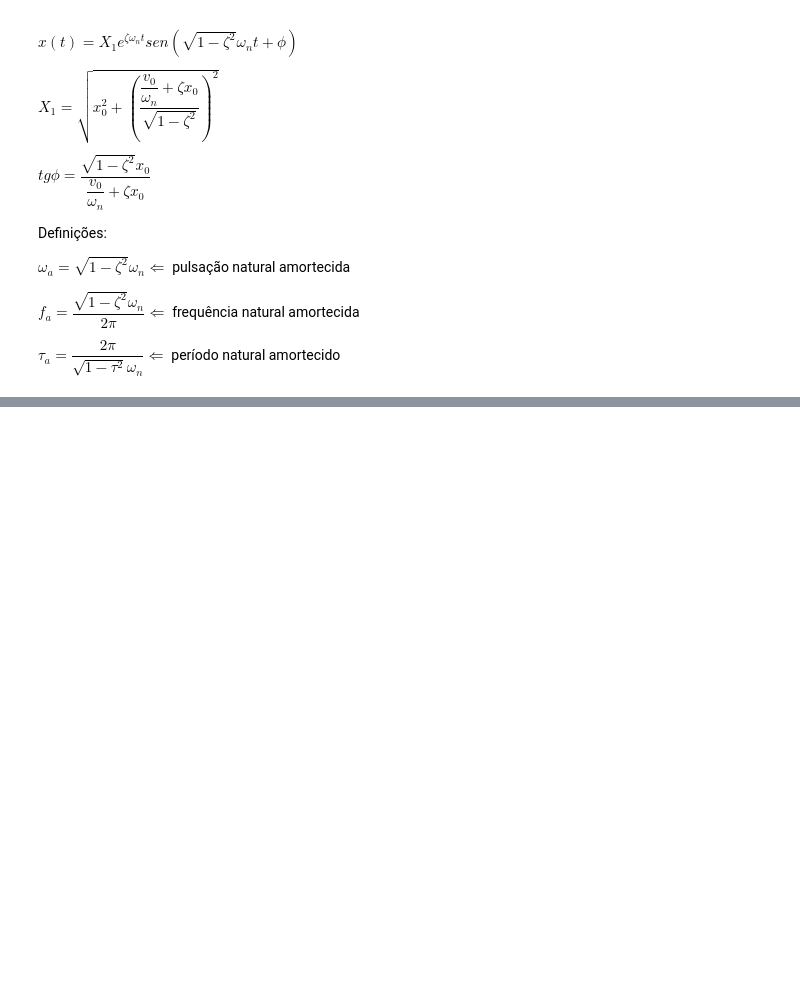
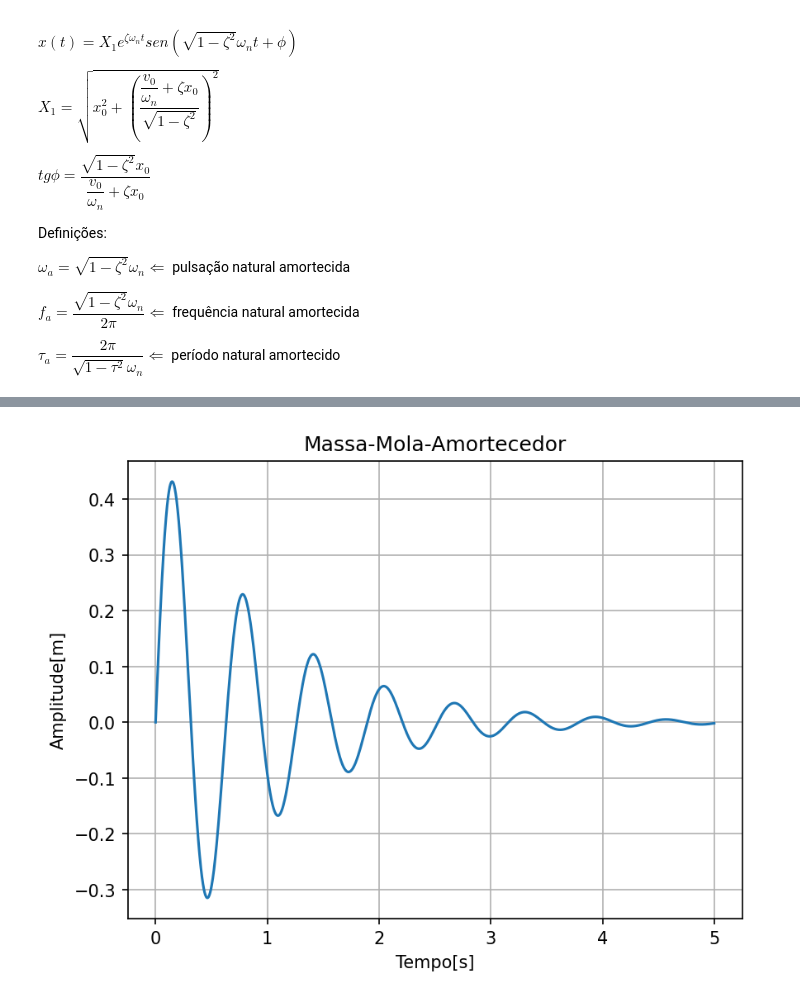
Before and after one commit to Pi-vi/Aulas_vibracoes, a Jupyter notebook: Vibs2.ipynb, the cells around one changed output, grey strips where cells are left out. Drawn from its saved outputs; the diff is of its cells as text; code cells hidden in the pictures; blank space fills up the shorter version.

```diff
--- a/Vibs2.ipynb
+++ b/Vibs2.ipynb
@@ -560,0 +703,76 @@ $\tau_a = \dfrac{2 \pi}{\sqrt{1 - \tau^2}\omega_n} \Leftarrow$ período natural
+# %%
+#Vibrações Mecânicas
+#Professor Paulo Victor
+#Runge Kutta de 4a Ordem programado em Python3
+
+
+import numpy as np
+import matplotlib.pyplot as plt
+
+#Conduções iniciais:
+
+x=0 # Desclocamento inicial em metros
+v=5 # Velocidade inicial em m/s
+
+#Parâmetros
+
+t=0 # Tempo inicial
+tf= 5 # Tempo final
+h=0.001  # Passo de integração
+n=int(tf/h)  # Número de pontos
+zeta=0.1# Constante de amortecimento divido pelo amortecimento crítico
+wn=10 # Frequência natural
+
+X=np.zeros(n)
+V=np.zeros(n)
+T=np.zeros(n)
+F=np.zeros(n)
+
+X[0]=x
+V[0]=v
+T[0]=t
+
+# Definição de funções
+
+# dv/dt = -2*xi*wn*v(t) - wx**2*x(t)
+def vp(tt,xt,vt):
+    return -2*zeta*wn*vt - wn**2*xt
+
+# dx/dt = v(t)
+def xp(tt,xt,vt):
+    return vt
+
+# Integração Numérica
+for i in range(1,n):
+
+    k1=xp(t,x,v)
+    q1=vp(t,x,v)
+
+    k2=xp(t+h/2,x+h*k1/2,v+h*q1/2)
+    q2=vp(t+h/2,x+h*k1/2,v+h*q1/2)
+
+    k3=xp(t+h/2,x+h*k2/2,v+h*q2/2)
+    q3=vp(t+h/2,x+h*k2/2,v+h*q2/2)
+
+    k4=xp(t+h,x+h*k3,v+h*q3)
+    q4=vp(t+h,x+h*k3,v+h*q3)
+
+    t=t+h
+    x=x+(h/6)*(k1+2*k2+2*k3+k4)
+    v=v+(h/6)*(q1+2*q2+2*q3+q4)
+
+    X[i]=x
+    V[i]=v
+    T[i]=t
+
+# Plotar Gráfico
+
+plt.figure(dpi=150)
+plt.plot(T,X)
+plt.title('Massa-Mola-Amortecedor')
+plt.xlabel('Tempo[s]')
+plt.ylabel('Amplitude[m]')
+plt.grid(True)
+plt.show()
+# %% [output]
+[figure, added]
```
Also changed, not shown: parts of 28 cells of this notebook.
